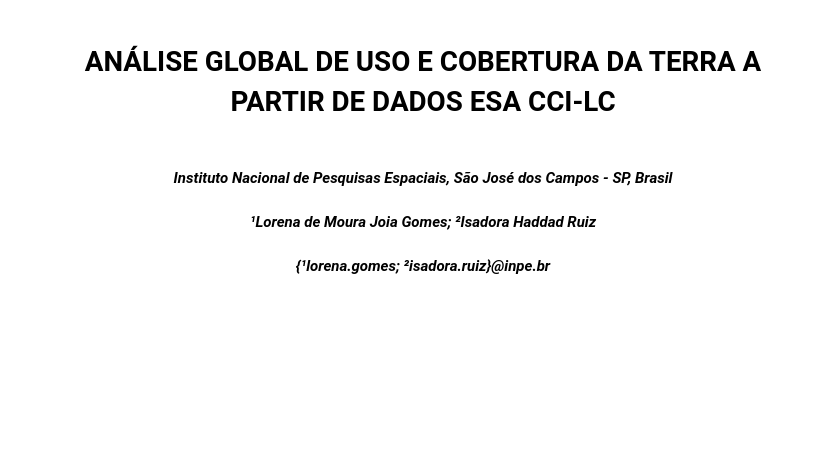
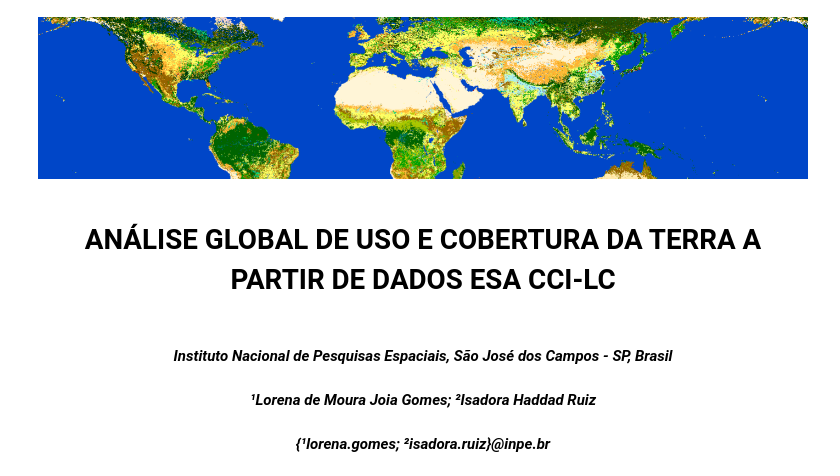
Before and after one commit to ser-347/esa-cci-sankey, a Jupyter notebook: Projeto-7_f.ipynb, the cells around one changed output. Saved outputs shown, nothing was run; the diff lists cells and outputs as text; code cells hidden in the pictures; blank space fills up the shorter version.

```diff
--- a/Projeto-7_f.ipynb
+++ b/Projeto-7_f.ipynb
@@ -3,3 +1,9 @@
+# %%
+from IPython.display import Image
+
+Image("capa.png")
+# %% [output]
+[figure, added]
 # %% [markdown]
 # <center>ANÁLISE GLOBAL DE USO E COBERTURA DA TERRA A PARTIR DE DADOS ESA CCI-LC</center>
 # %% [markdown]
```
Also changed, not shown: parts of 2 cells of this notebook.
